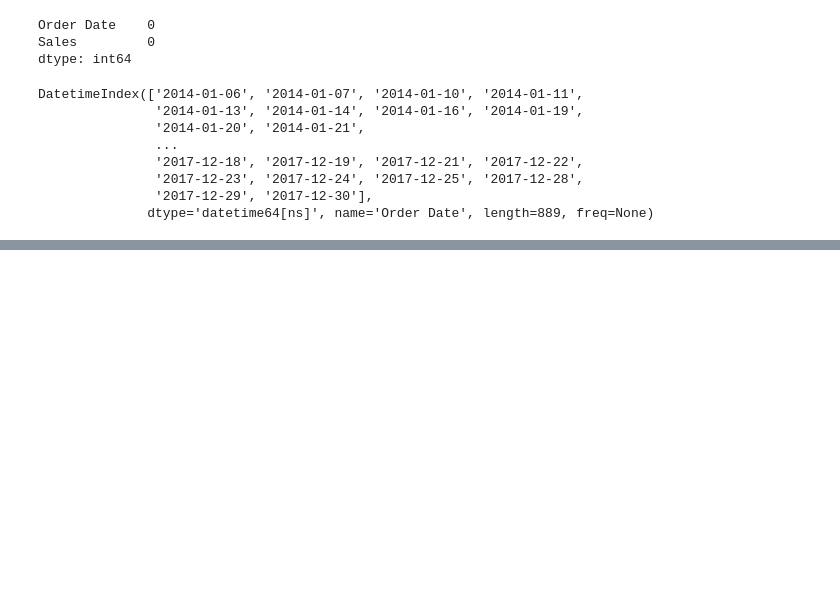
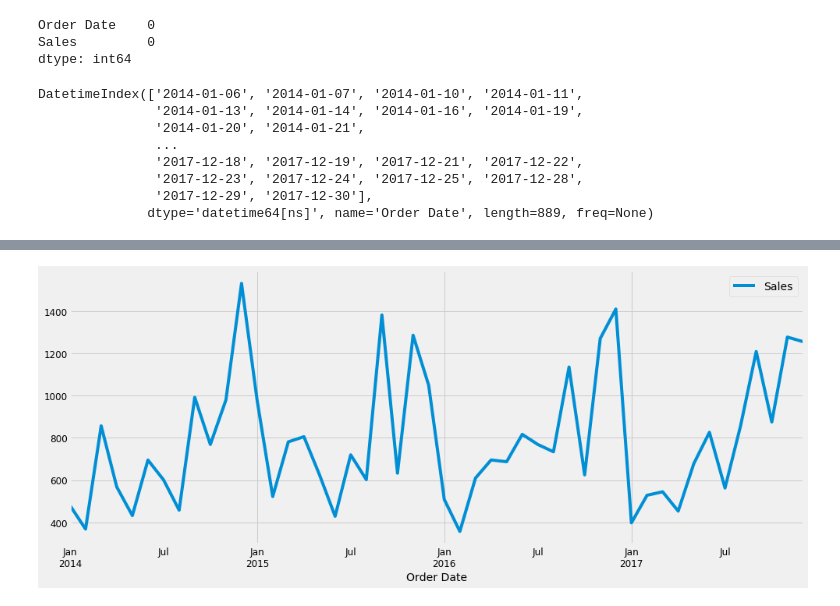
Before and after one commit to kbakande/Machine-Learning-Fundamentals-in-the-making-, a Jupyter notebook: Exploratory_Data_Analysis.ipynb, the cells around one changed output, grey strips where cells are left out. Cells and saved outputs as stored; diff of their text form; code cells hidden in the pictures; blank space fills up the shorter version.

```diff
--- a/Exploratory_Data_Analysis.ipynb
+++ b/Exploratory_Data_Analysis.ipynb
@@ -134,0 +134,2 @@ DatetimeIndex(['2014-01-06', '2014-01-07', '2014-01-10', '2014-01-11',
+# %%
+df_furniture = df_furniture.resample('MS').mean()
@@ -134,0 +146,6 @@ DatetimeIndex(['2014-01-06', '2014-01-07', '2014-01-10', '2014-01-11',
+# %%
+#view the graph plot
+df_furniture.plot(figsize=(15,6))
+plt.show()
+# %% [output]
+[figure, added]
```
Also changed, not shown: parts of 13 cells of this notebook.
